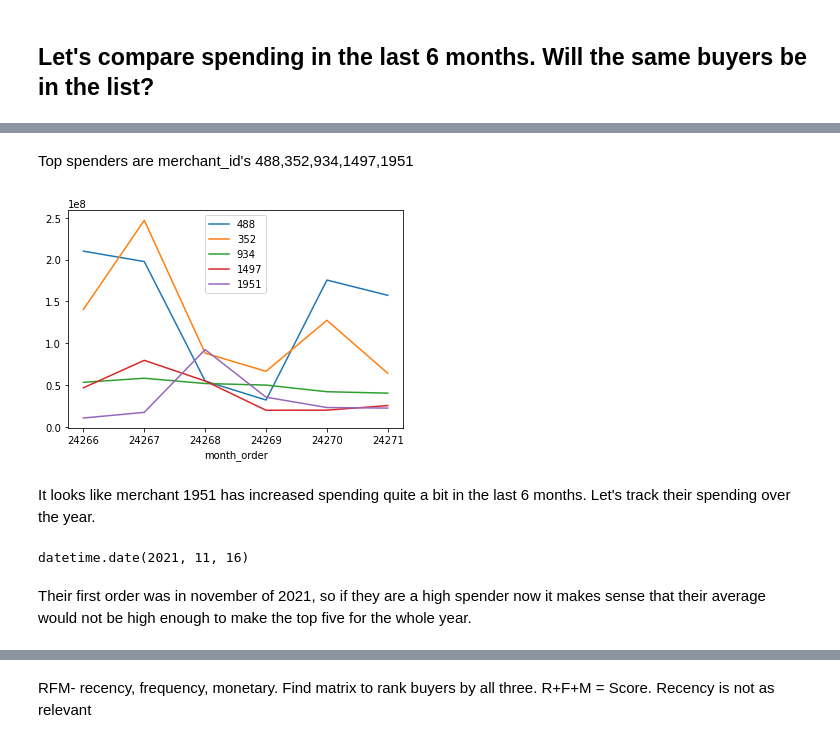
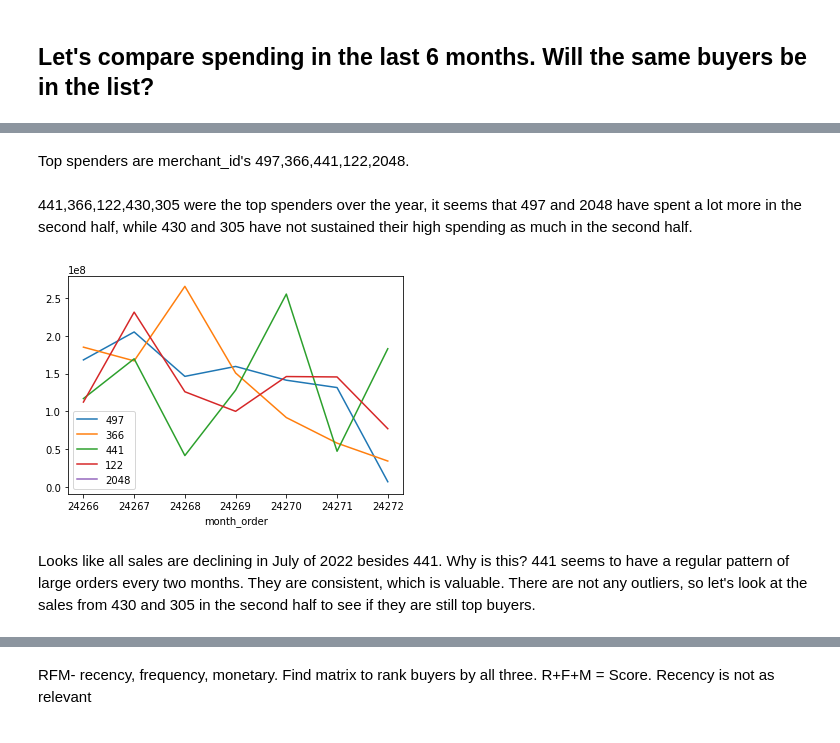
Before and after one commit to graceflitsch/DataScience, a Jupyter notebook: GNB3.ipynb, the cells around one changed output, grey strips where cells are left out. Drawn from its saved outputs; the diff is of its cells as text; code cells hidden in the pictures.

```diff
--- a/GNB3.ipynb
+++ b/GNB3.ipynb
@@ -92 +88,3 @@ datetime.date(2022, 4, 29)
+# %%
+baskets = baskets.drop(baskets[baskets['merchant_id']== 664].index)
 # %% [markdown]
@@ -98,0 +108,5 @@ More questions:
+# %%
+options = [441,366,122,430,305]
+# %%
+for i in range(5):
+    baskets[baskets['merchant_id']==options[i]].groupby('month_order')['spent'].sum().plot().legend([441,366,122,430,305],fancybox = True)
@@ -128,17 +146,13 @@ Name: spent, Length: 212, dtype: float64
 # %% [markdown]
-Top spenders are merchant_id's 488,352,934,1497,1951
+Top spenders are merchant_id's 497,366,441,122,2048.
+# %% [markdown]
+441,366,122,430,305 were the top spenders over the year, it seems that 497 and 2048 have spent a lot more in the second half, while 430 and 305 have not sustained their high spending as much in the second half.
 # %%
-options = [488,352,934,1497,1951]
+options = [497,366,441,122,2048]
 # %%
 for i in range(5):
-    sixbaskets[sixbaskets['merchant_id']==options[i]].groupby('month_order')['spent'].sum().plot().legend([488,352,934,1497,1951],fancybox = True)
+    sixbaskets[sixbaskets['merchant_id']==options[i]].groupby('month_order')['spent'].sum().plot().legend([497,366,441,122,2048],fancybox = True)
 # %% [output]
-[figure, old version]
+[figure, new version]
 # %% [markdown]
-It looks like merchant 1951 has increased spending quite a bit in the last 6 months. Let's track their spending over the year.
+Looks like all sales are declining in July of 2022 besides 441. Why is this? 441 seems to have a regular pattern of large orders every two months. They are consistent, which is valuable. There are not any outliers, so let's look at the sales from 430 and 305 in the second half to see if they are still top buyers.
-# %%
-baskets[baskets['merchant_id']==1951].date.min()
-# %% [output]
-datetime.date(2021, 11, 16)
-# %% [markdown]
-Their first order was in november of 2021, so if they are a high spender now it makes sense that their average would not be high enough to make the top five for the whole year.
```
Also changed, not shown: parts of 29 cells of this notebook.
